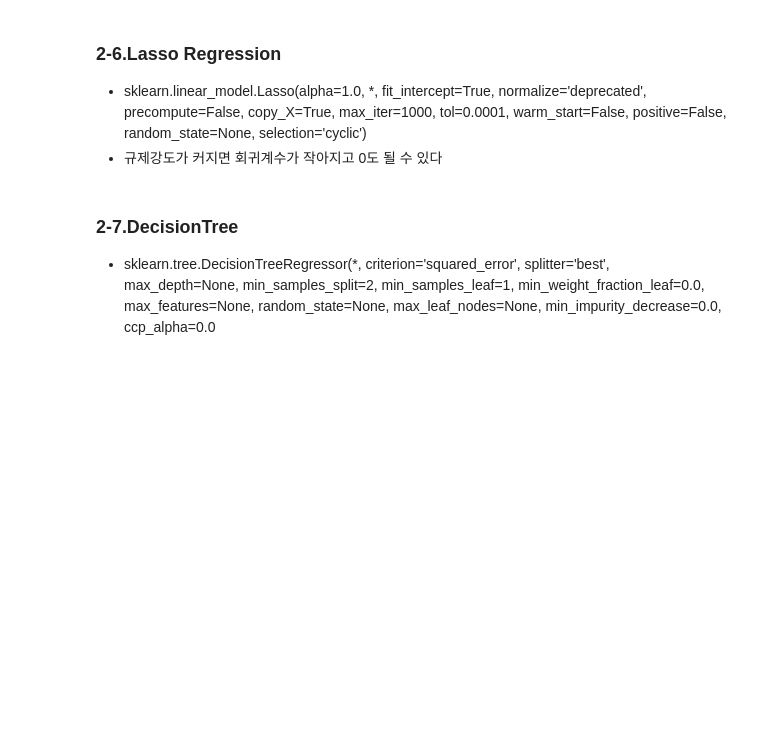
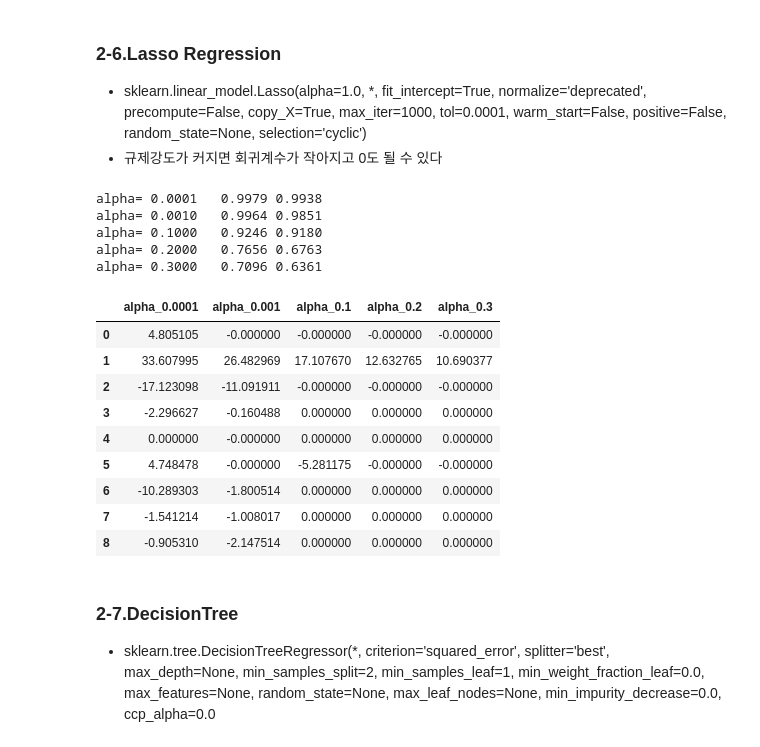
Before and after one commit to Neu-h/BBG, a Jupyter notebook: [ML_04]_regression_LAB_의현.ipynb, the cells around one changed output. Saved outputs shown, nothing was run; the diff lists cells and outputs as text; code cells hidden in the pictures; blank space fills up the shorter version.

```diff
--- a/[ML_04]_regression_LAB_의현.ipynb
+++ b/[ML_04]_regression_LAB_의현.ipynb
@@ -244,5 +377,38 @@ def Model_Train(model, XF, YF):
+# %%
+# [21] degree=3과 Lasso를 사용한 모델링
+from sklearn.linear_model import Lasso
+# 의현
+# model_L = Lasso()
+# Model_Train(model_L, Xpoly3, Ynormal)
+
+poly3 = PolynomialFeatures(degree=3, include_bias=False)
+Xpoly3 = poly3.fit_transform(Xnormal)   # X 데이터 전처리
+lasso_coef = pd.DataFrame()
+for a in [0.0001, 0.001, 0.1, 0.2, 0.3]:    # a = 1, 10에서 성능 -나옴, a=0 쓰지 말라고 warning
+    print(f'alpha={a:7.4f}', end='   ')
+    model_L = Lasso(alpha=a, max_iter=1000, tol=0.001, random_state=0)    # warning 나올 때 max_iter, tol값 높이기
+    Model_Train(model_L, Xpoly3, Ynormal, scale=True)    # scale하면 warning이 없어짐(대신 성능은 약간 떨어질 수 있음)
+    lasso_coef[f'alpha_{a}'] = model_L.coef_
+# %% [output]
+alpha= 0.0001   0.9979 0.9938
+alpha= 0.0010   0.9964 0.9851
+alpha= 0.1000   0.9246 0.9180
+alpha= 0.2000   0.7656 0.6763
+alpha= 0.3000   0.7096 0.6361
 # %%
-# [22] lasso_coef 출력하여 회귀계수 확인
+# [22] lasso_coef 출력하여 회귀계수 확인 -> Lasso는 규제 강도가 커지면 회귀계수가 작아지고, 0이 될 수 있다
+lasso_coef
+# %% [output]
+|  | alpha_0.0001 | alpha_0.001 | alpha_0.1 | alpha_0.2 | alpha_0.3 |
+| 0 | 4.805105 | -0.000000 | -0.000000 | -0.000000 | -0.000000 |
+| 1 | 33.607995 | 26.482969 | 17.107670 | 12.632765 | 10.690377 |
+| 2 | -17.123098 | -11.091911 | -0.000000 | -0.000000 | -0.000000 |
+| 3 | -2.296627 | -0.160488 | 0.000000 | 0.000000 | 0.000000 |
+| 4 | 0.000000 | -0.000000 | 0.000000 | 0.000000 | 0.000000 |
+| 5 | 4.748478 | -0.000000 | -5.281175 | -0.000000 | -0.000000 |
+| 6 | -10.289303 | -1.800514 | 0.000000 | 0.000000 | 0.000000 |
+| 7 | -1.541214 | -1.008017 | 0.000000 | 0.000000 | 0.000000 |
+| 8 | -0.905310 | -2.147514 | 0.000000 | 0.000000 | 0.000000 |
 # %%
 # Ridge, Lasso는 overfitting 되는 데이터에 주로 사용하여 overfitting을 해결하는 용도로 사용한다
 # %% [markdown]
```
Also changed, not shown: parts of 62 cells of this notebook.
